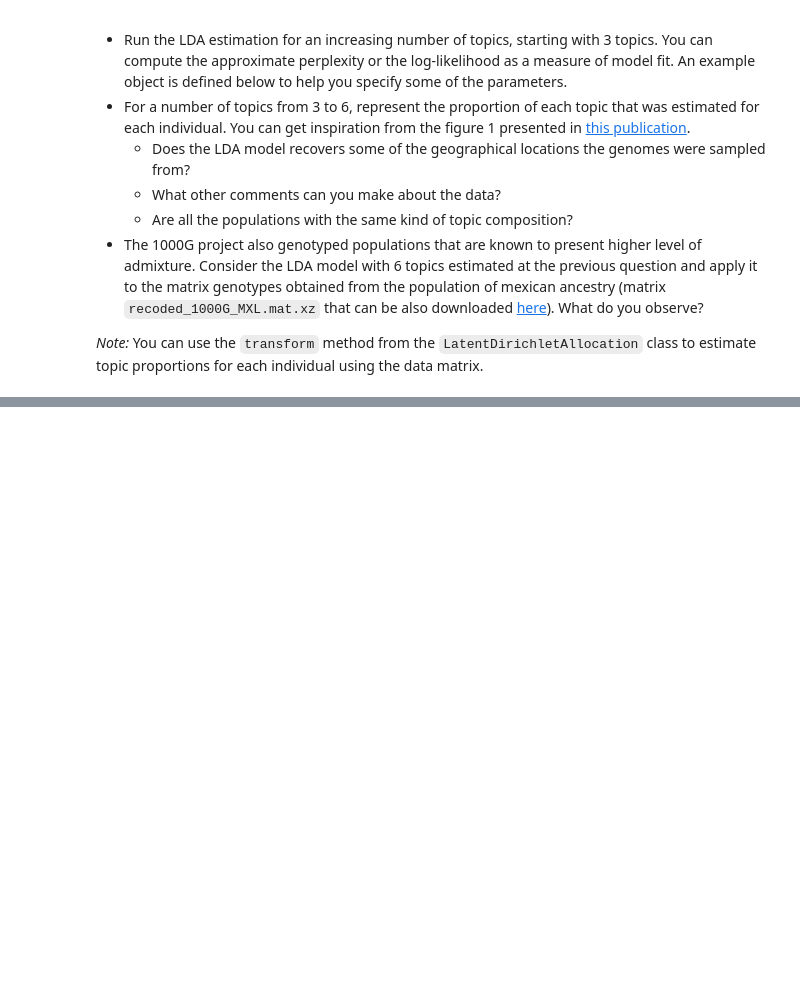
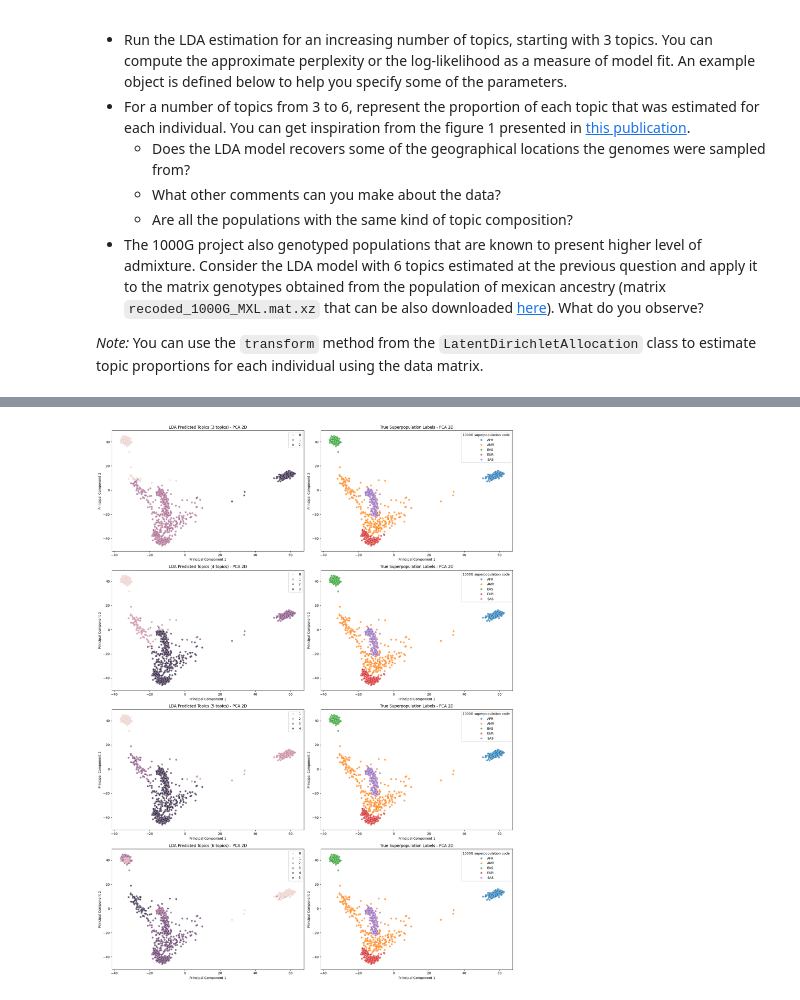
Before and after one commit to HendrikHigl/ma-cs-apml, a Jupyter notebook: LDAProject/LDA_project.ipynb, the cells around one changed output, grey strips where cells are left out. Cells and saved outputs as stored; diff of their text form; code cells hidden in the pictures; blank space fills up the shorter version.

```diff
--- a/LDAProject/LDA_project.ipynb
+++ b/LDAProject/LDA_project.ipynb
@@ -406,0 +493,16 @@ lda_5pop = LatentDirichletAllocation(
+# %%
+fig, axes = plt.subplots(len(predicted_topics), 2, figsize=(18, 6*len(predicted_topics)))
+for i, (n_topics, labels) in enumerate(predicted_topics.items()):
+    sns.scatterplot(x=X_pca_n[:, 0], y=X_pca_n[:, 1], hue=labels, alpha=0.7, ax=axes[i,0])
+    axes[i,0].set_title(f"LDA Predicted Topics ({n_topics} topics) - PCA 2D")
+    axes[i,0].set_xlabel("Principal Component 1")
+    axes[i,0].set_ylabel("Principal Component 2")
+
+    sns.scatterplot(x=X_pca_n[:, 0], y=X_pca_n[:, 1], hue=genotypes_annotation["1000G superpopulation code"], alpha=0.7, ax=axes[i,1])
+    axes[i,1].set_title("True Superpopulation Labels - PCA 2D")
+    axes[i,1].set_xlabel("Principal Component 1")
+    axes[i,1].set_ylabel("Principal Component 2")
+plt.tight_layout()
+plt.show()
+# %% [output]
+[figure, added]
```
Also changed, not shown: parts of 6 cells of this notebook, 1 other file.
